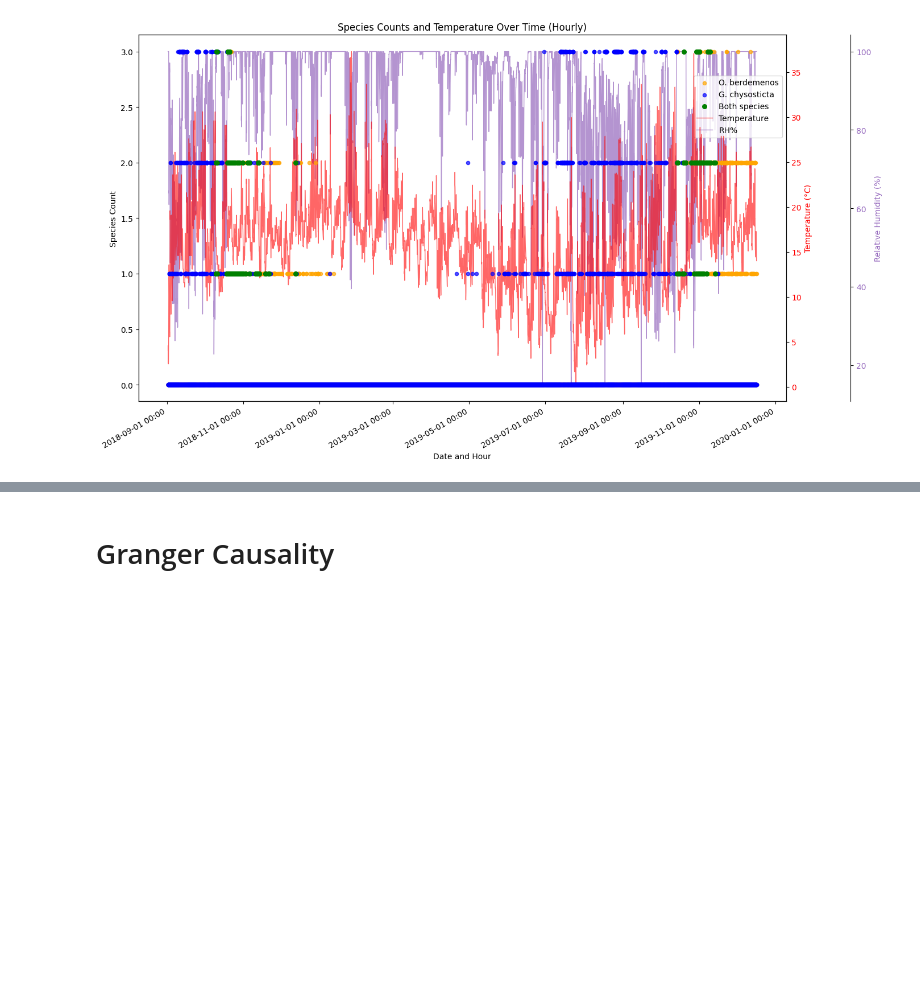
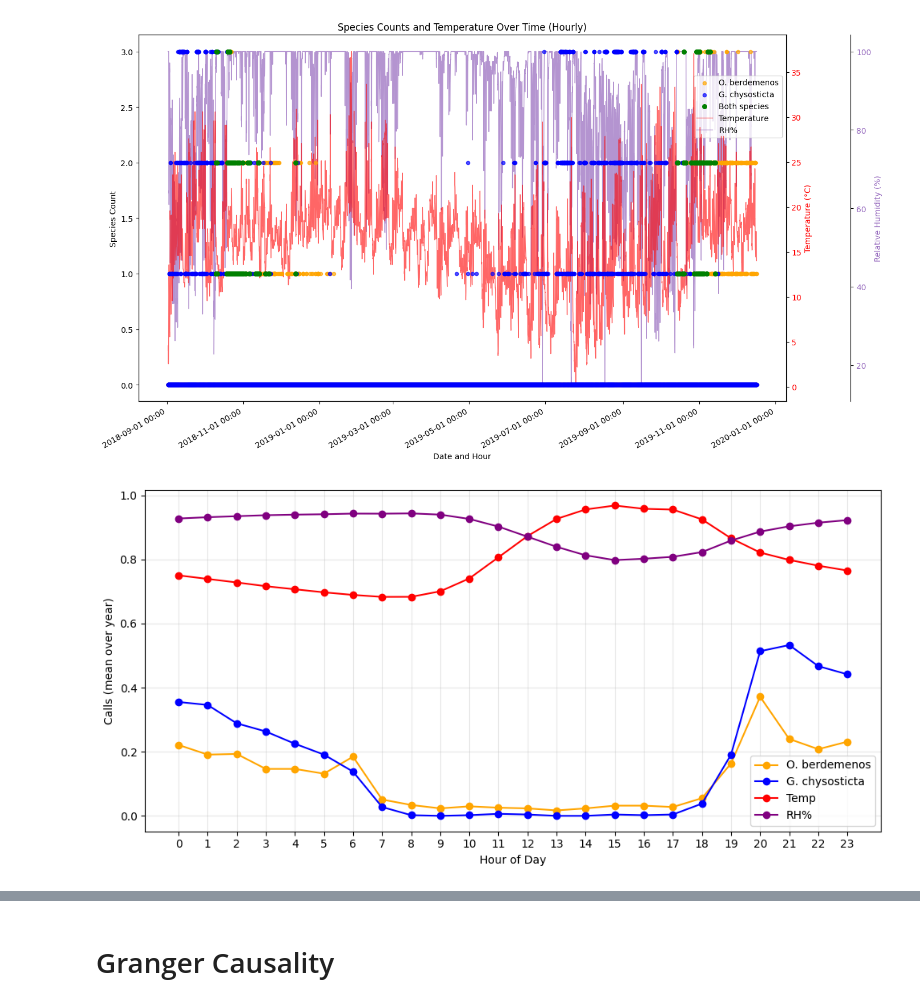
Before and after one commit to ash2d/yungas_aruna, a Jupyter notebook: Gastros_helechos/Granger_causality/Granger.ipynb, the cells around one changed output, grey strips where cells are left out. Saved outputs shown, nothing was run; the diff lists cells and outputs as text; code cells hidden in the pictures; blank space fills up the shorter version.

```diff
--- a/Gastros_helechos/Granger_causality/Granger.ipynb
+++ b/Gastros_helechos/Granger_causality/Granger.ipynb
@@ -128,3 +129,35 @@ plt.tight_layout()
 plt.show()
 # %% [output]
 [figure]
+# %%
+# Sum calls over the whole dataset by hour-of-day and plot
+species_cols = ['Oreobates berdemenos', 'Gastrotheca chysosticta','Temp', 'RH%']
+
+# Ensure hour column exists (it does in df); otherwise could derive from index
+hourly_sum = (
+    df.groupby('hour')[species_cols]
+      .mean()
+      .reindex(range(24), fill_value=0)  # guarantee all 24 hours present
+)
+
+hourly_sum['RH%'] = hourly_sum['RH%'] / 100  # Scale RH% for better visualization
+hourly_sum['Temp'] = hourly_sum['Temp'] / 20  # Scale Temp for better visualization
+
+fig_hour, ax_hour = plt.subplots(figsize=(10,5))
+ax_hour.plot(hourly_sum.index, hourly_sum['Oreobates berdemenos'],
+             marker='o', label='O. berdemenos', color='orange')
+ax_hour.plot(hourly_sum.index, hourly_sum['Gastrotheca chysosticta'],
+             marker='o', label='G. chysosticta', color='blue')
+ax_hour.plot(hourly_sum.index, hourly_sum['Temp'],
+             marker='o', label='Temp', color='red')
+ax_hour.plot(hourly_sum.index, hourly_sum['RH%'],
+             marker='o', label='RH%', color='purple')
+ax_hour.set_xlabel('Hour of Day')
+ax_hour.set_ylabel('Calls (mean over year)')
+ax_hour.set_xticks(range(24))
+ax_hour.grid(alpha=0.3)
+ax_hour.legend()
+plt.tight_layout()
+plt.show()
+# %% [output]
+[figure, added]
```
Also changed, not shown: parts of 4 cells of this notebook, 2 other files.
